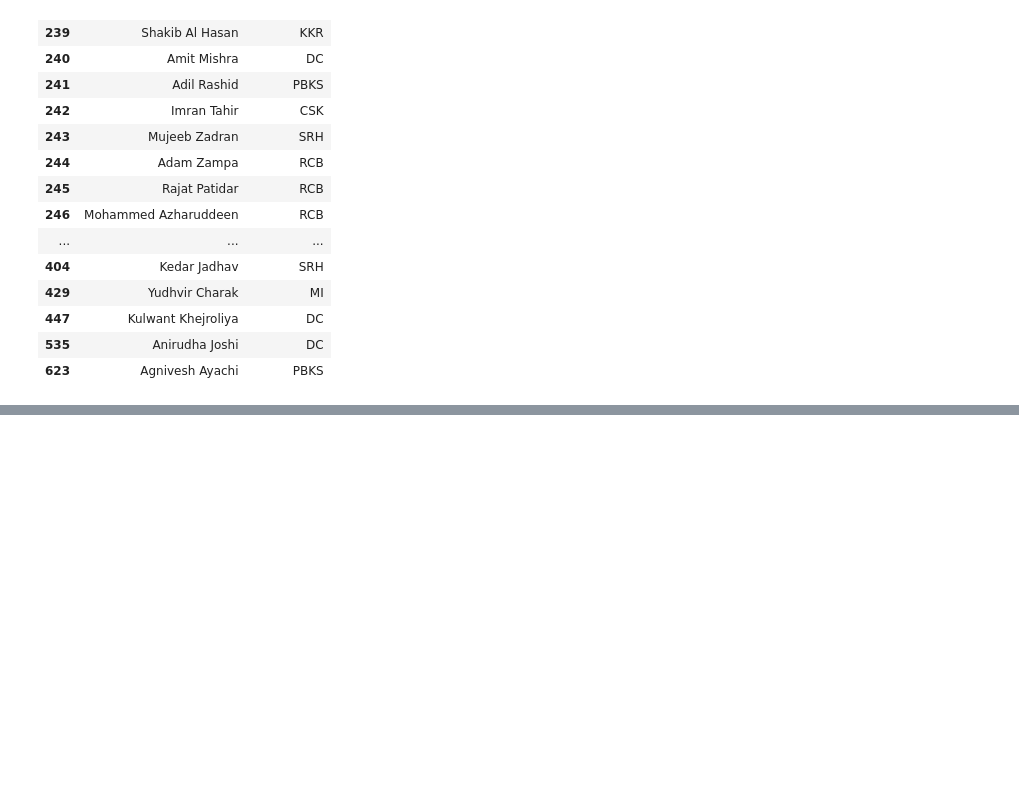
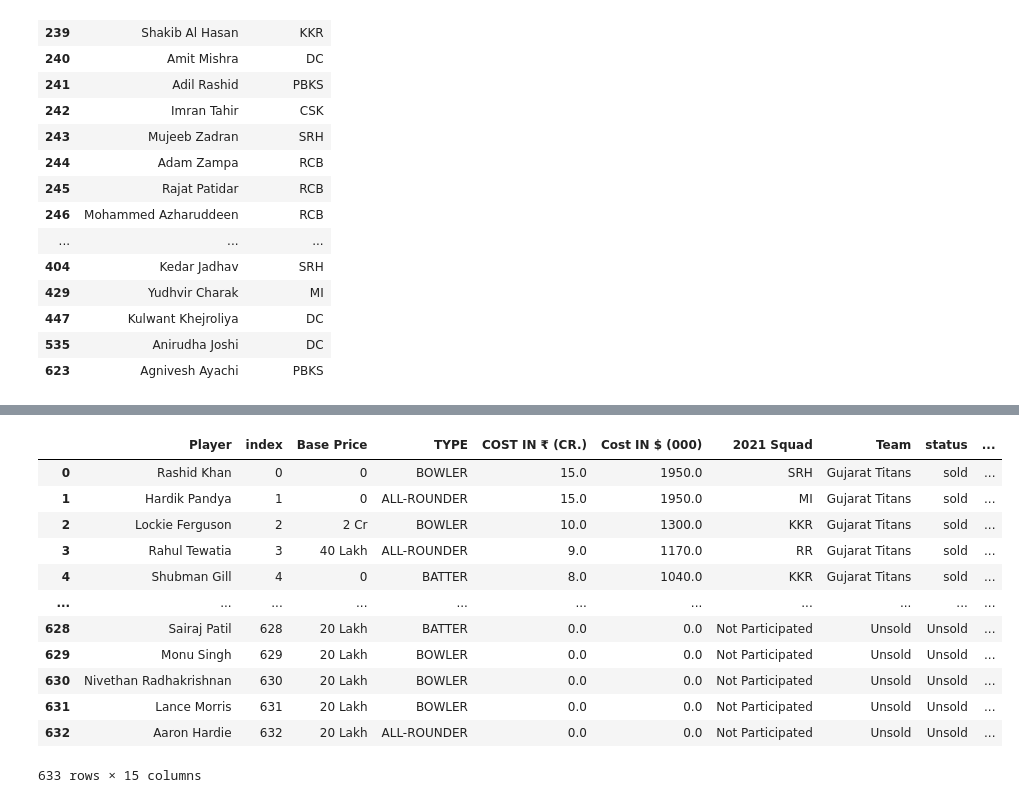
Before and after one commit to kartheek1209/IPL-2022-Auction-Data-Analysis, a Jupyter notebook: IPL 2022 Auction analysis.ipynb, the cells around one changed output, grey strips where cells are left out. Drawn from its saved outputs; the diff is of its cells as text; code cells hidden in the pictures; blank space fills up the shorter version.

```diff
--- a/IPL 2022 Auction analysis.ipynb
+++ b/IPL 2022 Auction analysis.ipynb
@@ -502,0 +656,4 @@ unsold_players
+# %%
+ipl_data[['first_name','last_name']] = ipl_data['Player'].loc[ipl_data['Player'].str.split().str.len() == 2].str.split(expand=True)
+
+ipl_data
@@ -502,0 +746,3 @@ unsold_players
+# %%
+ipl_data["Player_name"] = ipl_data.Player.str.replace(' ','_')
+ipl_data.head(10)
@@ -502,0 +762,18 @@ unsold_players
+# %%
+ipl_data[['first_name', 'last_name']] = ipl_data['Player_name'].str.split('_', 1, expand=True)
+# %%
+ipl_data
+# %% [output]
+|  | Player | index | Base Price | TYPE | COST IN ₹ (CR.) | Cost IN $ (000) | 2021 Squad | Team | status | ... |
+| 0 | Rashid Khan | 0 | 0 | BOWLER | 15.0 | 1950.0 | SRH | Gujarat Titans | sold | ... |
+| 1 | Hardik Pandya | 1 | 0 | ALL-ROUNDER | 15.0 | 1950.0 | MI | Gujarat Titans | sold | ... |
+| 2 | Lockie Ferguson | 2 | 2 Cr | BOWLER | 10.0 | 1300.0 | KKR | Gujarat Titans | sold | ... |
+| 3 | Rahul Tewatia | 3 | 40 Lakh | ALL-ROUNDER | 9.0 | 1170.0 | RR | Gujarat Titans | sold | ... |
+| 4 | Shubman Gill | 4 | 0 | BATTER | 8.0 | 1040.0 | KKR | Gujarat Titans | sold | ... |
+| ... | ... | ... | ... | ... | ... | ... | ... | ... | ... | ... |
+| 628 | Sairaj Patil | 628 | 20 Lakh | BATTER | 0.0 | 0.0 | Not Participated | Unsold | Unsold | ... |
+| 629 | Monu Singh | 629 | 20 Lakh | BOWLER | 0.0 | 0.0 | Not Participated | Unsold | Unsold | ... |
+| 630 | Nivethan Radhakrishnan | 630 | 20 Lakh | BOWLER | 0.0 | 0.0 | Not Participated | Unsold | Unsold | ... |
+| 631 | Lance Morris | 631 | 20 Lakh | BOWLER | 0.0 | 0.0 | Not Participated | Unsold | Unsold | ... |
+| 632 | Aaron Hardie | 632 | 20 Lakh | ALL-ROUNDER | 0.0 | 0.0 | Not Participated | Unsold | Unsold | ... |
+633 rows × 15 columns
```
Also changed, not shown: parts of 42 cells of this notebook, 3 other files.
